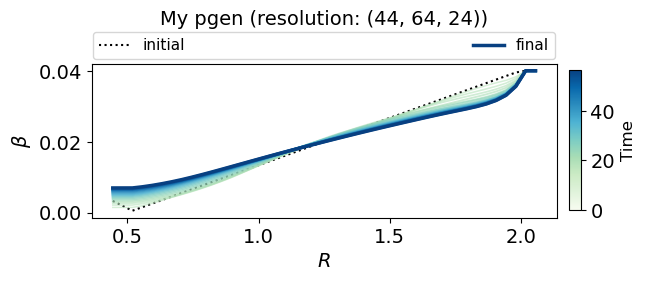
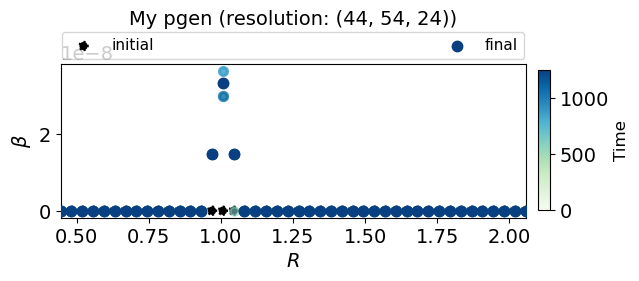
The notebook cell's code change between the first figure and the second:
--- before
+++ after
@@ -1,5 +1,5 @@
 ## Plot density, v_r, and Mdot
 
-snapshot_plot = snapshot_list[0:21:1] # snapshot_list[0:101:5]
+snapshot_plot = snapshot_list[0:41:4] # snapshot_list[0:101:5]
 
 norm   = mcolors.PowerNorm(gamma=1.5, vmin=0, vmax=len(snapshot_plot)-1)
@@ -41,5 +41,5 @@
         kws = {'color': current_color, 'lw': lw, 'alpha': 0.6, 'zorder': zorder}
         
-    axs.plot(rad_app,betas,**kws)
+    axs.scatter(rad_app,betas,**kws)
     
 sm = plt.cm.ScalarMappable(cmap=GnBu, norm=plt.Normalize(vmin=0, vmax=t_sim))
@@ -51,6 +51,6 @@
 axs.set_ylabel(r'$\beta$')
 axs.set_xlabel(r'$R$')
-#axs.set_xlim(rad_app[[2,-2]])
-#axs.set_ylim(0, 0.042)
+axs.set_xlim(rad_app[[0,-1]])
+#axs.set_ylim(0.02, 0.03)
 
 axs.legend(
@@ -68,5 +68,5 @@
 #     ax.tick_params(which='both',direction='in')
 
-save_fig = True
+save_fig = False
 if save_fig:
-    plt.savefig("Figs/" + sim_name + "-beta.png", bbox_inches='tight')
+    plt.savefig("Figs/beta_profiles/" + sim_name + "-beta.png", bbox_inches='tight')

Commit: 2d disk w planet (see athena-2d working directory; not in this repo)